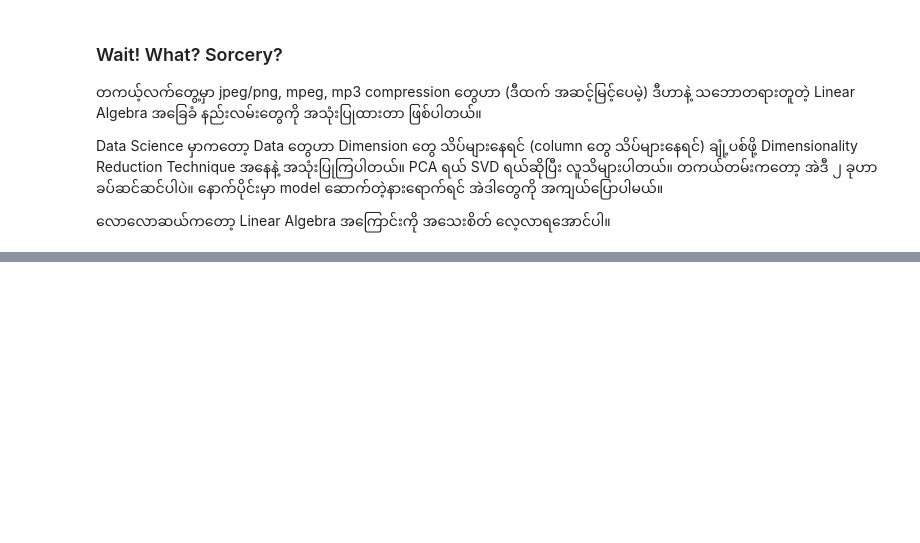
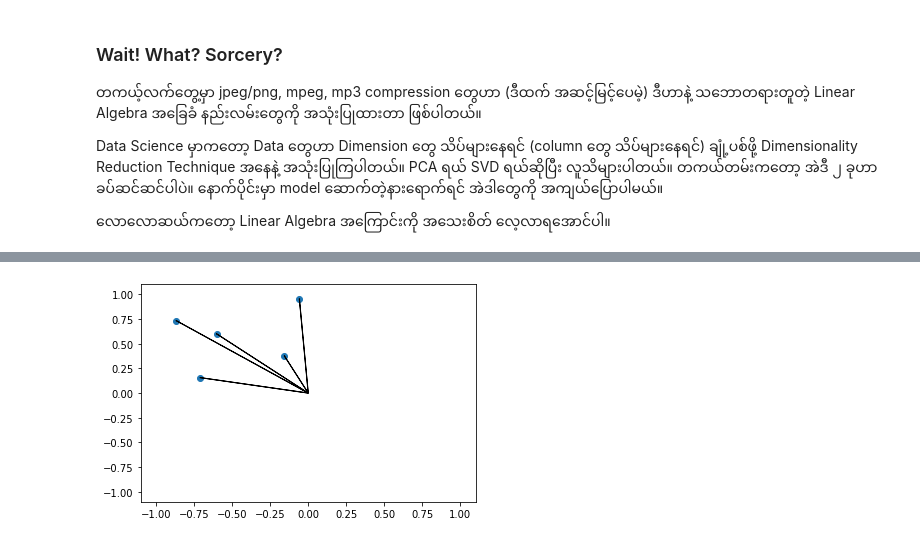
Before and after one commit to neolaw84/data_science_using_python_labs, a Jupyter notebook: week07/02_linear_algebra.ipynb, the cells around one changed output, grey strips where cells are left out. Cells and saved outputs as stored; diff of their text form; code cells hidden in the pictures; blank space fills up the shorter version.

```diff
--- a/week07/02_linear_algebra.ipynb
+++ b/week07/02_linear_algebra.ipynb
@@ -79,0 +110,15 @@ Data Science မှာကတော့ Data တွေဟာ Dimension တွေ
+# %%
+import math
+def get_rotation_matrix(theta):
+    A_rotation = np.array([
+        [math.cos(theta), -math.sin(theta), 0],
+        [math.sin(theta), math.cos(theta), 0],
+        [0.0, 0.0, 1.0]
+    ])
+    return A_rotation
+
+A_rotate = get_rotation_matrix(math.pi/2)
+my_points_rotated = A_rotate @ my_points
+plot_points_and_vectors(my_points_rotated, xlim=(-1.1, 1.1), ylim=(-1.1, 1.1))
+# %% [output]
+[figure, added]
```
Also changed, not shown: parts of 4 cells of this notebook, 1 other file.
